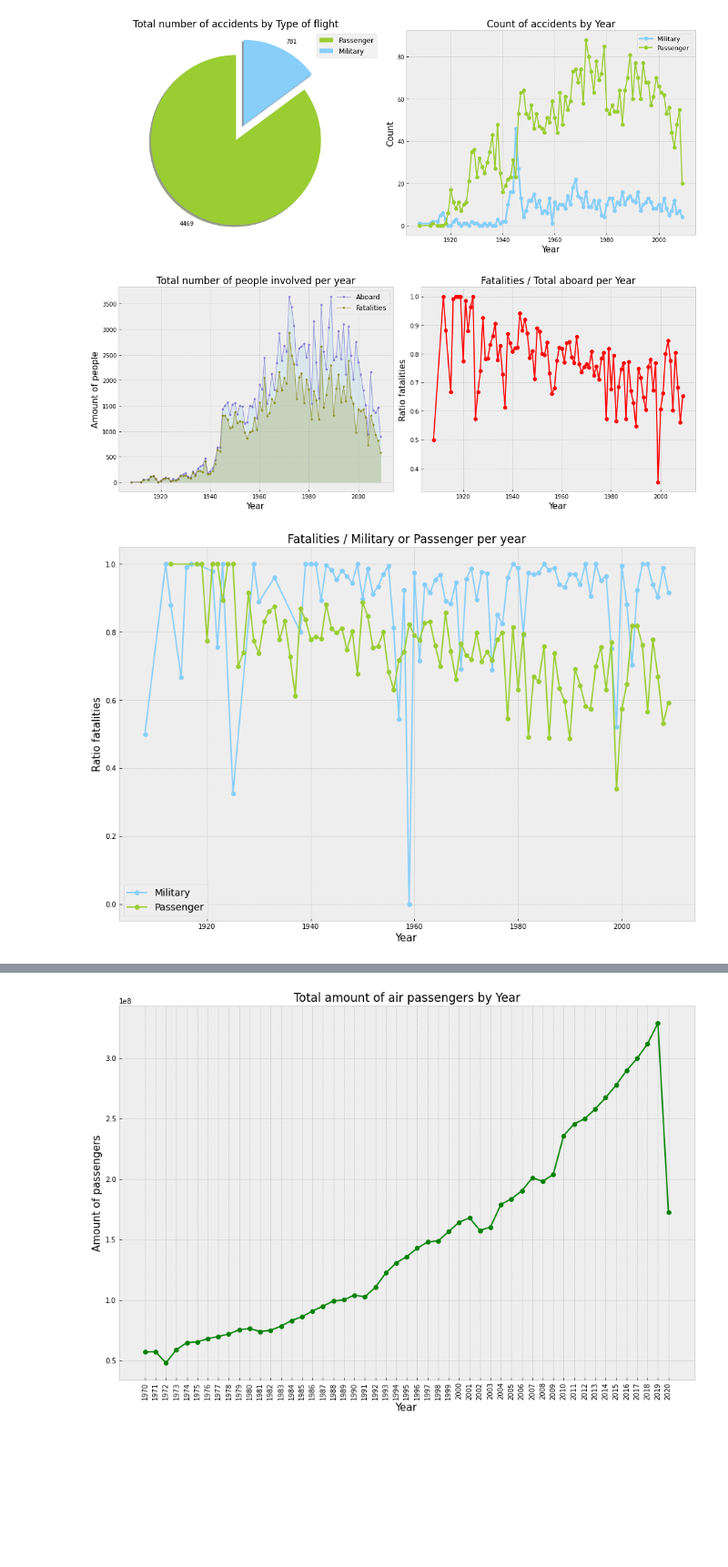
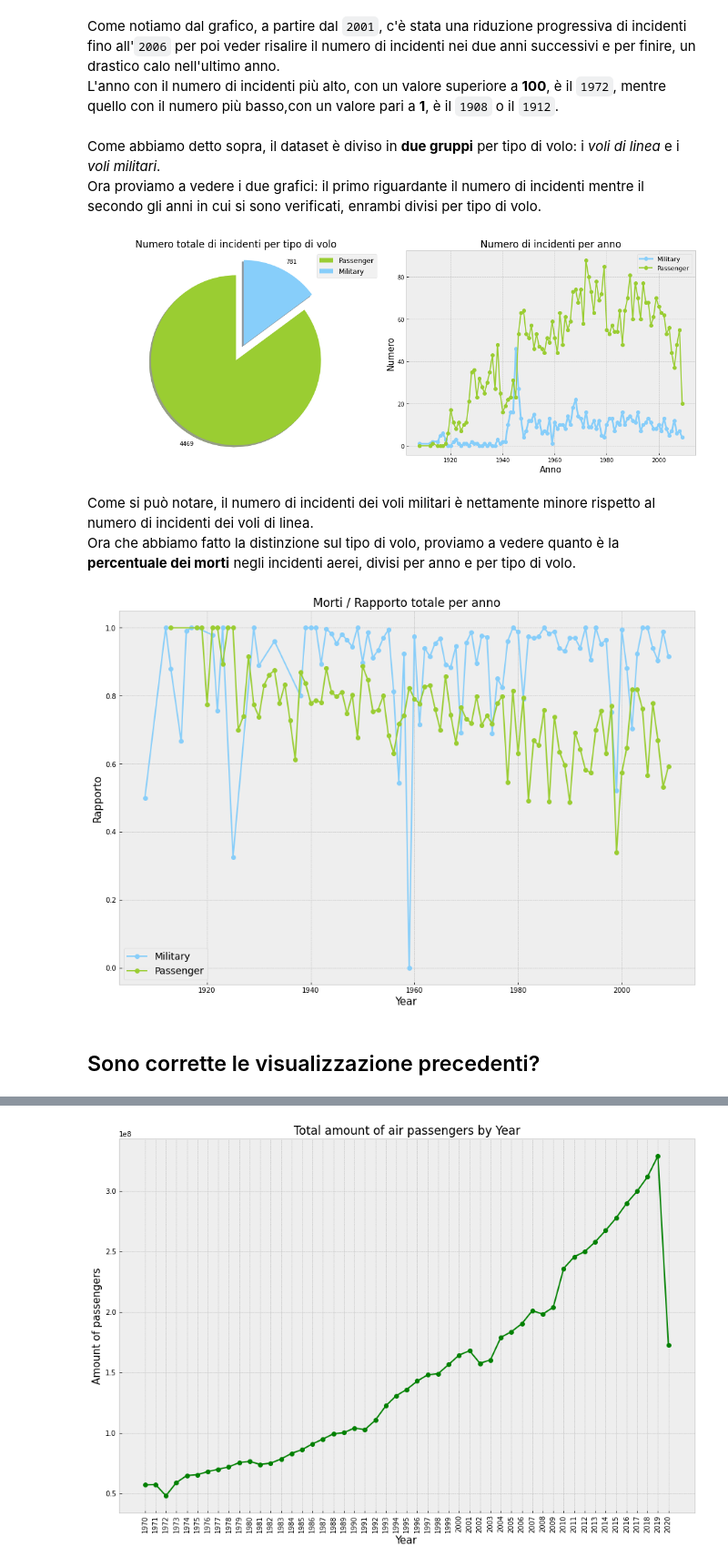
Before and after one commit to A-mangio/incidenti_aerei, a Jupyter notebook: airplaneCrashes.ipynb, the cells around one changed output, grey strips where cells are left out. Shown at 91% size. Drawn from its saved outputs; the diff is of its cells as text; code cells hidden in the pictures; blank space fills up the shorter version.

```diff
--- a/airplaneCrashes.ipynb
+++ b/airplaneCrashes.ipynb
@@ -91,12 +97,0 @@ plt.show()
-# %%
-import matplotlib.pylab as pl
-
-pl.figure(figsize=(15,6))
-plt.style.use('seaborn-muted')
-#Data.Time.dt.month From the date, get out the number of the month
-sns.barplot(x = Data.groupby(Data.Time.dt.month)[['Date']].count().index, y = "Date", data=Data.groupby(Data.Time.dt.month)[['Date']].count(), color='lightskyblue')
-plt.xticks(Data.groupby(Data.Time.dt.month)[['Date']].count().index - 1, ['Jan', 'Feb', 'Mar', 'Apr', 'May', 'Jun', 'Jul', 'Aug', 'Sep', 'Oct', 'Nov', 'Dec']) #Given the array with the number of month label, the second one substitute the first one with the name of the month
-plt.xlabel('Month', fontsize=15)
-plt.ylabel('Count', fontsize=15)
-plt.title('Count of accidents by Month', loc='Center', fontsize=17)
-plt.show()
@@ -105,3 +98,6 @@ plt.show()
+# %% [markdown]
+Come notiamo dal grafico, a partire dal `2001`, c'è stata una riduzione progressiva di incidenti fino all'`2006` per poi veder risalire il numero di incidenti nei due anni successivi e per finire, un drastico calo nell'ultimo anno. <br>
+L'anno con il numero di incidenti più alto, con un valore superiore a **100**, è il `1972`, mentre quello con il numero più basso,con un valore pari a **1**, è il `1908` o il `1912`.
 # %%
 Temp = Data.copy()
 Temp['isMilitary'] = Temp.Operator.str.contains('MILITARY')
@@ -113,6 +109,9 @@ Temp2['Military'] = Temp2.Operator.str.contains('MILITARY')
 Temp2['Passenger'] = Temp2.Military == False
 Temp2 = Temp2.loc[:, ['Time', 'Military', 'Passenger']] # dataframe with Index Time Military Passenger
 Temp2 = Temp2.groupby(Temp2.Time.dt.year)[['Military', 'Passenger']].aggregate(np.count_nonzero) # group by years omitting the null (false) count
+# %% [markdown]
+Come abbiamo detto sopra, il dataset è diviso in **due gruppi** per tipo di volo: i *voli di linea* e i *voli militari*. <br>
+Ora proviamo a vedere i due grafici: il primo riguardante il numero di incidenti mentre il secondo gli anni in cui si sono verificati, enrambi divisi per tipo di volo.
 # %%
 colors = ['yellowgreen', 'lightskyblue']
 plt.figure(figsize=(15,6))
@@ -120,63 +119,43 @@ plt.subplot(1, 2, 1)
 patches, texts = plt.pie(Temp.isMilitary, colors=colors, labels=Temp.isMilitary, startangle=90, shadow = True, explode={0.2, 0.0})
 plt.legend(patches, Temp.index, loc="best", fontsize=12)
 plt.axis('equal')
-plt.title('Total number of accidents by Type of flight', loc='Center', fontsize=17)
+plt.title('Numero totale di incidenti per tipo di volo', loc='Center', fontsize=17)
 
 plt.subplot(1, 2, 2)
 plt.style.use('bmh')
 plt.plot(Temp2.index, 'Military', data=Temp2, color='lightskyblue', marker = "o", linewidth=3)
 plt.plot(Temp2.index, 'Passenger', data=Temp2, color='yellowgreen', marker = "o", linewidth=2)
 plt.legend(fontsize=11)
-plt.xlabel('Year', fontsize=15)
-plt.ylabel('Count', fontsize=15)
-plt.title('Count of accidents by Year', loc='Center', fontsize=17)
+plt.xlabel('Anno', fontsize=15)
+plt.ylabel('Numero', fontsize=15)
+plt.title('Numero di incidenti per anno', loc='Center', fontsize=17)
 plt.tight_layout()
 plt.show()
 # %% [output]
-[figure, old version]
+[figure, new version]
-# %%
-Fatalities = Data.groupby(Data.Time.dt.year).sum()
-Fatalities['Proportion'] = Fatalities['Fatalities'] / Fatalities['Aboard']
-
-plt.figure(figsize=(15,6))
-plt.subplot(1, 2, 1)
-plt.fill_between(Fatalities.index, 'Aboard', data=Fatalities, color="skyblue", alpha=0.2)
-plt.plot(Fatalities.index, 'Aboard', data=Fatalities, marker = ".", color="Slateblue", alpha=0.6, linewidth=1)
-plt.fill_between(Fatalities.index, 'Fatalities', data=Fatalities, color="olive", alpha=0.2)
-plt.plot(Fatalities.index, 'Fatalities', data=Fatalities, color="olive", marker = ".", alpha=0.6, linewidth=1)
-plt.legend(fontsize=12)
-plt.xlabel('Year', fontsize=15)
-plt.ylabel('Amount of people', fontsize=15)
-plt.title('Total number of people involved per year', loc='Center', fontsize=17)
-
-plt.subplot(1, 2, 2)
-plt.style.use('bmh')
-plt.plot(Fatalities.index, 'Proportion', data=Fatalities, marker = "o", color = 'red', linewidth=2)
-plt.xlabel('Year', fontsize=15)
-plt.ylabel('Ratio fatalities', fontsize=15)
-plt.title('Fatalities / Total aboard per Year', loc='Center', fontsize=17)
-plt.tight_layout()
-plt.show()
-# %% [output]
-[figure, removed]
+# %% [markdown]
+Come si può notare, il numero di incidenti dei voli militari è nettamente minore rispetto al numero di incidenti dei voli di linea. <br>
+Ora che abbiamo fatto la distinzione sul tipo di volo, proviamo a vedere quanto è la **percentuale dei morti** negli incidenti aerei, divisi per anno e per tipo di volo.
 # %%
 Temp2 = Data.copy()
 
 Temp2['Military'] = Temp2.Operator.str.contains('MILITARY')
 Temp2['Passenger'] = Temp2.Military == False
 Temp2 = Temp2.loc[:, ['Time', 'Military', 'Passenger', 'Aboard', 'Fatalities']]
 Temp2 = Temp2.groupby([Temp2.Time.dt.year,'Military', 'Passenger']).sum()[["Aboard", 'Fatalities']]
 
 Temp2["Proportion"] = Temp2[["Fatalities"]]["Fatalities"] / Temp2[["Aboard"]]["Aboard"]
 
 plt.figure(figsize=(15,10))
 plt.style.use('bmh')
 plt.plot(Temp2.loc[Temp2.index.get_level_values(1)].index.get_level_values(0), "Proportion", data=Temp2.loc[Temp2.index.get_level_values(1)], color='lightskyblue', marker = "o", linewidth=2)
 plt.plot(Temp2.loc[Temp2.index.get_level_values(2)].index.get_level_values(0), "Proportion", data=Temp2.loc[Temp2.index.get_level_values(2)], color = 'yellowgreen', marker = "o", linewidth=2)
 plt.legend(["Military", "Passenger"], fontsize=14)
 plt.xlabel('Year', fontsize=15)
-plt.ylabel('Ratio fatalities', fontsize=15)
-plt.title('Fatalities / Military or Passenger per year', loc='Center', fontsize=17)
+plt.ylabel('Rapporto', fontsize=15)
+plt.title('Morti / Rapporto totale per anno', loc='Center', fontsize=17)
 plt.show()
 # %% [output]
-[figure, old version]
+[figure, new version]
+# %% [markdown]
+## Sono corrette le visualizzazione precedenti?
```
Also changed, not shown: parts of 13 cells of this notebook.
